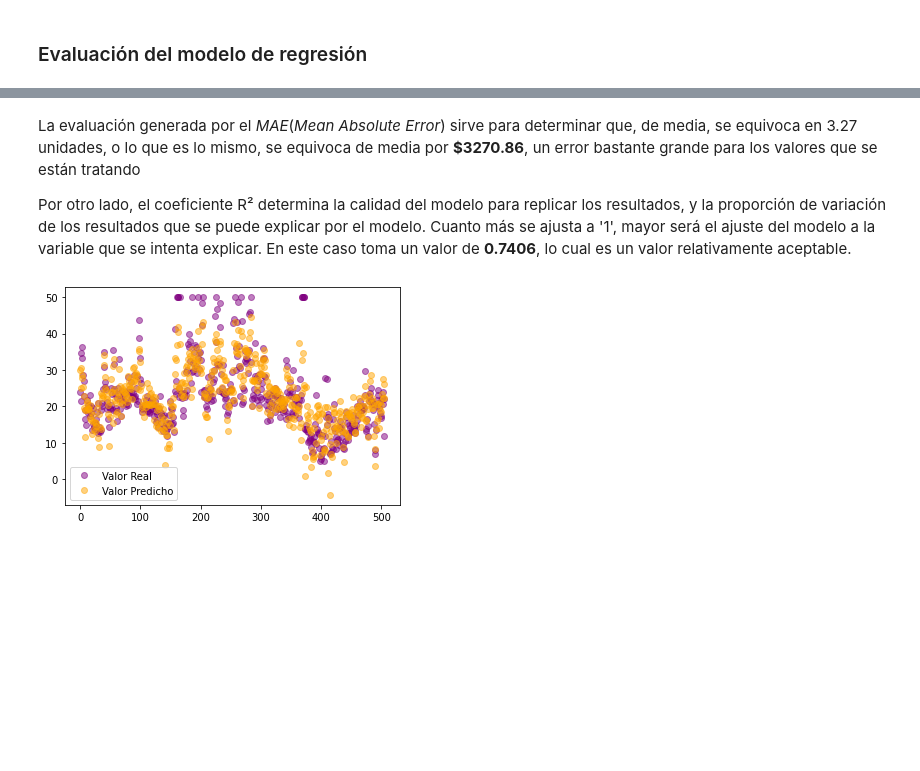
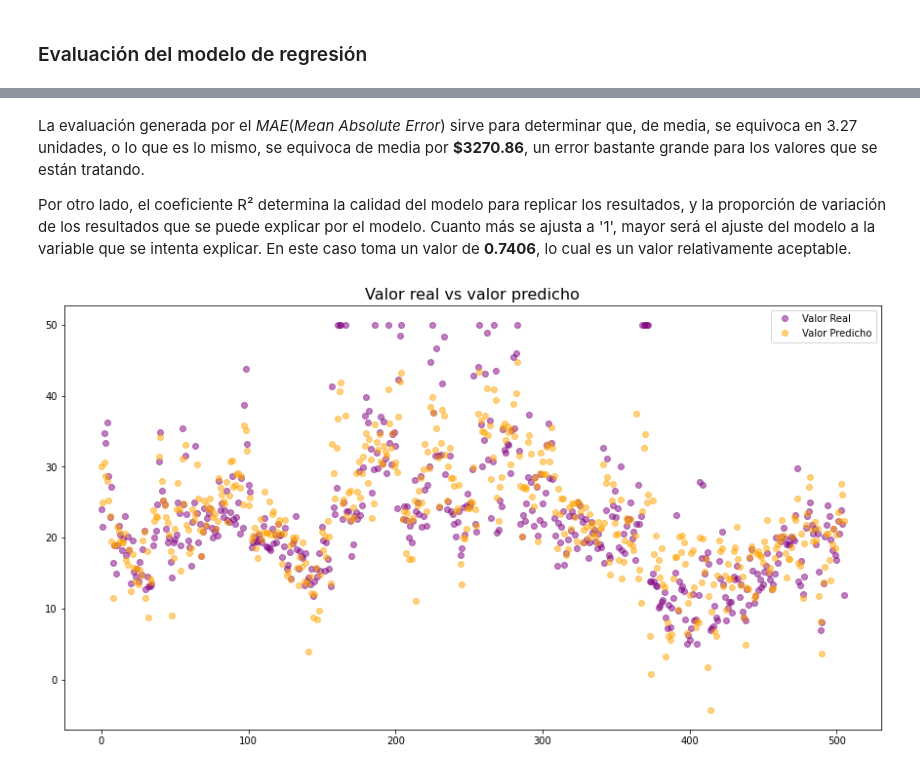
Before and after one commit to akua21/AnalisisDatos, a Jupyter notebook: Practica 1/P1_Casas_Boston.ipynb, the cells around one changed output, grey strips where cells are left out. Cells and saved outputs as stored; diff of their text form; code cells hidden in the pictures; blank space fills up the shorter version.

```diff
--- a/Practica 1/P1_Casas_Boston.ipynb
+++ b/Practica 1/P1_Casas_Boston.ipynb
@@ -204,14 +205,17 @@ RMSE = 4.679191295697281
 MAE = 3.2708628109003177
 # %% [markdown]
-La evaluación generada por el *MAE*(*Mean Absolute Error*) sirve para determinar que, de media, se equivoca en 3.27 unidades, o lo que es lo mismo, se equivoca de media por **\$3270.86**, un error bastante grande para los valores que se están tratando
+La evaluación generada por el *MAE*(*Mean Absolute Error*) sirve para determinar que, de media, se equivoca en 3.27 unidades, o lo que es lo mismo, se equivoca de media por **\$3270.86**, un error bastante grande para los valores que se están tratando.
 
 Por otro lado, el coeficiente R² determina la calidad del modelo para replicar los resultados, y la proporción de variación de los resultados que se puede explicar por el modelo. Cuanto más se ajusta a '1', mayor será el ajuste del modelo a la variable que se intenta explicar. En este caso toma un valor de **0.7406**, lo cual es un valor relativamente aceptable.
 # %%
+plt.figure(figsize=(15,8))
+
 plt.plot(y, 'o', color='purple', alpha=0.5, label='Valor Real')
 plt.plot(y_pred, 'o', color='orange', alpha=0.5, label='Valor Predicho')
 
 plt.legend()
+plt.title("Valor real vs valor predicho", fontsize=16)
 
 plt.show()
 # %% [output]
-[figure, old version]
+[figure, new version]
```
Also changed, not shown: parts of 29 cells of this notebook.
